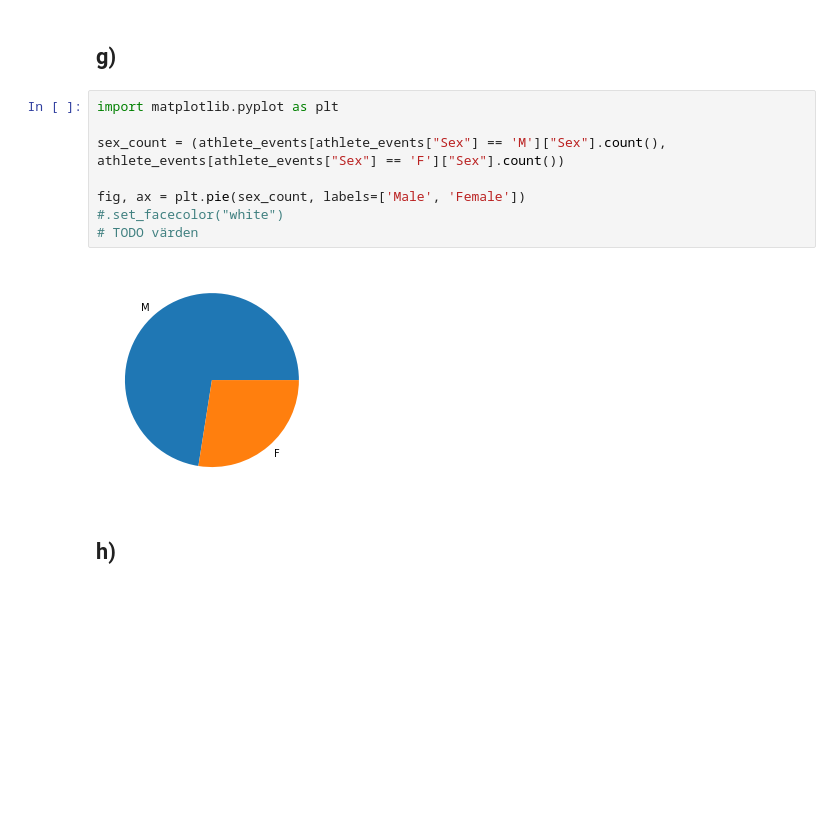
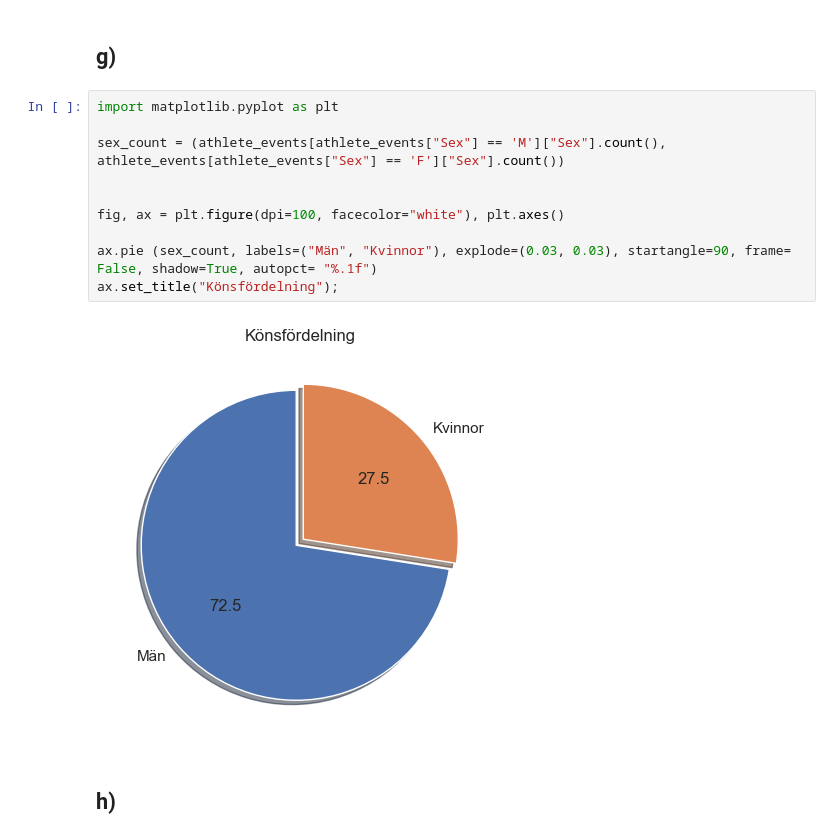
Before and after one commit to Erik-M-Larsson/Databehandling-OS-projekt-Felix-Tjernberg-Erik-Larsson, a Jupyter notebook: uppgift-0.ipynb, the cells around one changed output. Saved outputs shown, nothing was run; the diff lists cells and outputs as text; blank space fills up the shorter version.

Commit message:
uppdate pie chart 0.g

```diff
--- a/uppgift-0.ipynb
+++ b/uppgift-0.ipynb
@@ -127,13 +127,15 @@ len(games)
 # %%
 import matplotlib.pyplot as plt
 
 sex_count = (athlete_events[athlete_events["Sex"] == 'M']["Sex"].count(), athlete_events[athlete_events["Sex"] == 'F']["Sex"].count())
 
-fig, ax = plt.pie(sex_count, labels=['Male', 'Female'])
-#.set_facecolor("white")
-# TODO värden
+
+fig, ax = plt.figure(dpi=100, facecolor="white"), plt.axes()
+
+ax.pie (sex_count, labels=("Män", "Kvinnor"), explode=(0.03, 0.03), startangle=90, frame= False, shadow=True, autopct= "%.1f")
+ax.set_title("Könsfördelning");
 # %% [output]
-[figure, old version]
+[figure, new version]
 # %% [markdown]
 ## h)
 # %%
```
